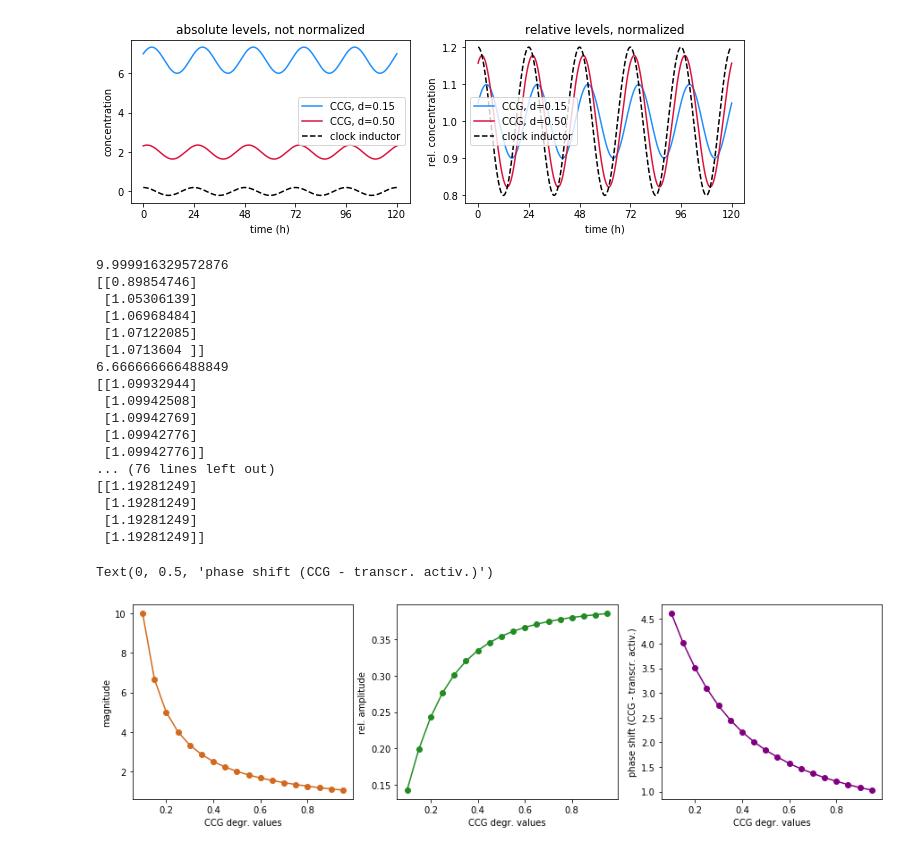
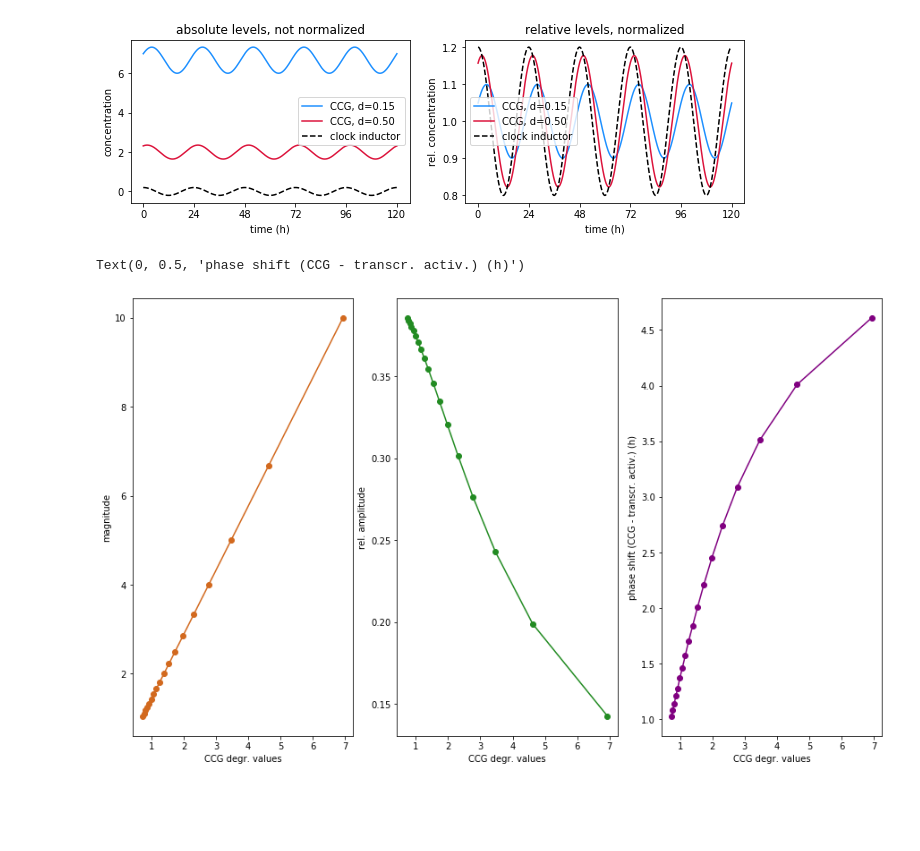
Before and after one commit to olmom/models_for_teaching, a Jupyter notebook: clock_controlled_gene_solution.ipynb, the cells around one changed output. Saved outputs shown, nothing was run; the diff lists cells and outputs as text; code cells hidden in the pictures; blank space fills up the shorter version.

```diff
--- a/clock_controlled_gene_solution.ipynb
+++ b/clock_controlled_gene_solution.ipynb
@@ -110,55 +110,36 @@ for d in deg_values:
     # change degradation rate value and solve ODE
     pars['d'] = d
     sol = odeint(ccg, y0, t, args=(pars,))
 
     # calculate magnitude: average oscillating levels after removing transients (in the last 24h)
     magn = sol[-int(24/dt):].mean()
     magnitudes.append(magn)
-    print(magn)
 
     # calculate amplitude with peaks and troughs from the normalized solution
     sol_norm = sol/magn
     idx_peaks_x = argrelextrema(sol_norm[:,0], np.greater)[0]
     idx_troughs_x = argrelextrema(sol_norm[:,0], np.less)[0]
     peaks_x, troughs_x = sol_norm[idx_peaks_x], sol_norm[idx_troughs_x]
-    print(peaks_x)
     relamp = peaks_x[-1] - troughs_x[-1]
     rel_amplitudes.append(relamp)
 
     # calculate phase shift between CCG and the rhythmic transcriptional activator
     transcriptional_activator = rhythmic_induction(t, pars)
     idx_peaks_txn_activ = argrelextrema(transcriptional_activator, np.greater)[0]
     t_peaks_txn_activ = t[idx_peaks_txn_activ]
     t_peaks_x = t[idx_peaks_x]
     ph_shift = t_peaks_x[-1] - t_peaks_txn_activ[-1]
     ph_shift =+24 if ph_shift < 0 else ph_shift
     phase_shifts.append(ph_shift)
 
-fig3 = plt.figure(figsize=(15,4))
+fig3 = plt.figure(figsize=(15,9))
 ax1 = fig3.add_subplot(131)
 ax2 = fig3.add_subplot(132)
 ax3 = fig3.add_subplot(133)
 half_lives = np.log(2)/deg_values
-ax1.plot(deg_values, magnitudes, 'o-', c='chocolate'); ax1.set_xlabel('CCG degr. values'); ax1.set_ylabel('magnitude')
-ax2.plot(deg_values, rel_amplitudes, 'o-', c='forestgreen'); ax2.set_xlabel('CCG degr. values'); ax2.set_ylabel('rel. amplitude')
-ax3.plot(deg_values, phase_shifts, 'o-', c='purple'); ax3.set_xlabel('CCG degr. values'); ax3.set_ylabel('phase shift (CCG - transcr. activ.) (h)')
+ax1.plot(half_lives, magnitudes, 'o-', c='chocolate'); ax1.set_xlabel('CCG degr. values'); ax1.set_ylabel('magnitude')
+ax2.plot(half_lives, rel_amplitudes, 'o-', c='forestgreen'); ax2.set_xlabel('CCG degr. values'); ax2.set_ylabel('rel. amplitude')
+ax3.plot(half_lives, phase_shifts, 'o-', c='purple'); ax3.set_xlabel('CCG degr. values'); ax3.set_ylabel('phase shift (CCG - transcr. activ.) (h)')
 # %% [output]
-9.999916329572876
-[[0.89854746]
- [1.05306139]
- [1.06968484]
- [1.07122085]
- [1.0713604 ]]
-6.666666666488849
-[[1.09932944]
- [1.09942508]
- [1.09942769]
- [1.09942776]
- [1.09942776]]
-... (76 lines left out)
-[[1.19281249]
- [1.19281249]
- [1.19281249]
- [1.19281249]]
+Text(0, 0.5, 'phase shift (CCG - transcr. activ.) (h)')
-Text(0, 0.5, 'phase shift (CCG - transcr. activ.)')
-[figure, old version]
+[figure, new version]
```
